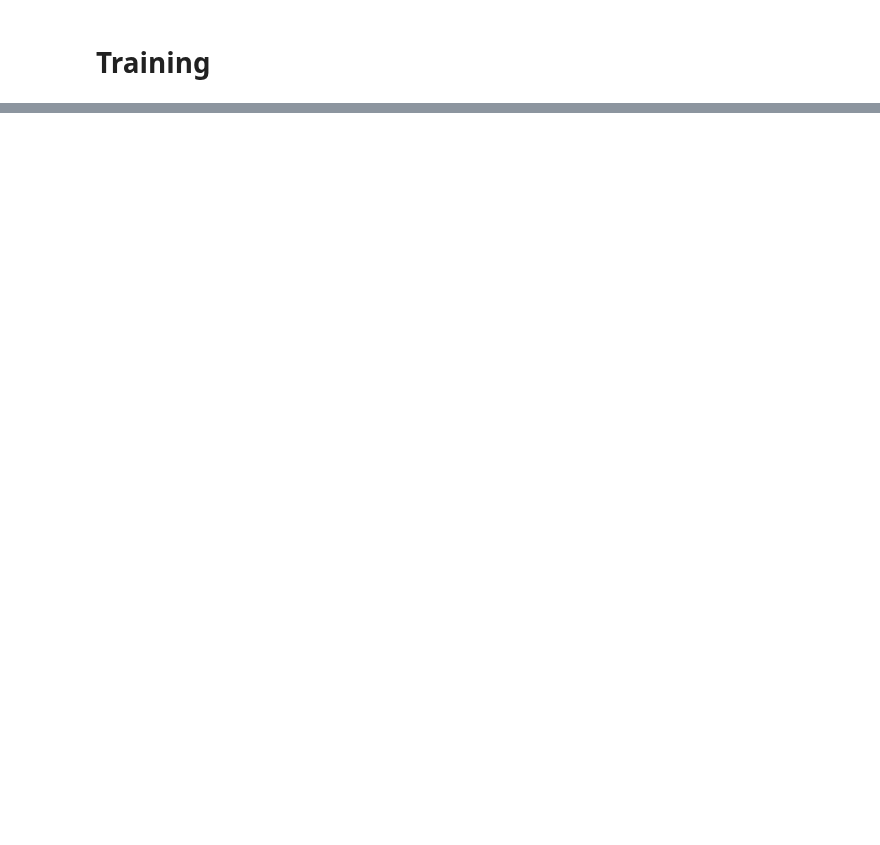
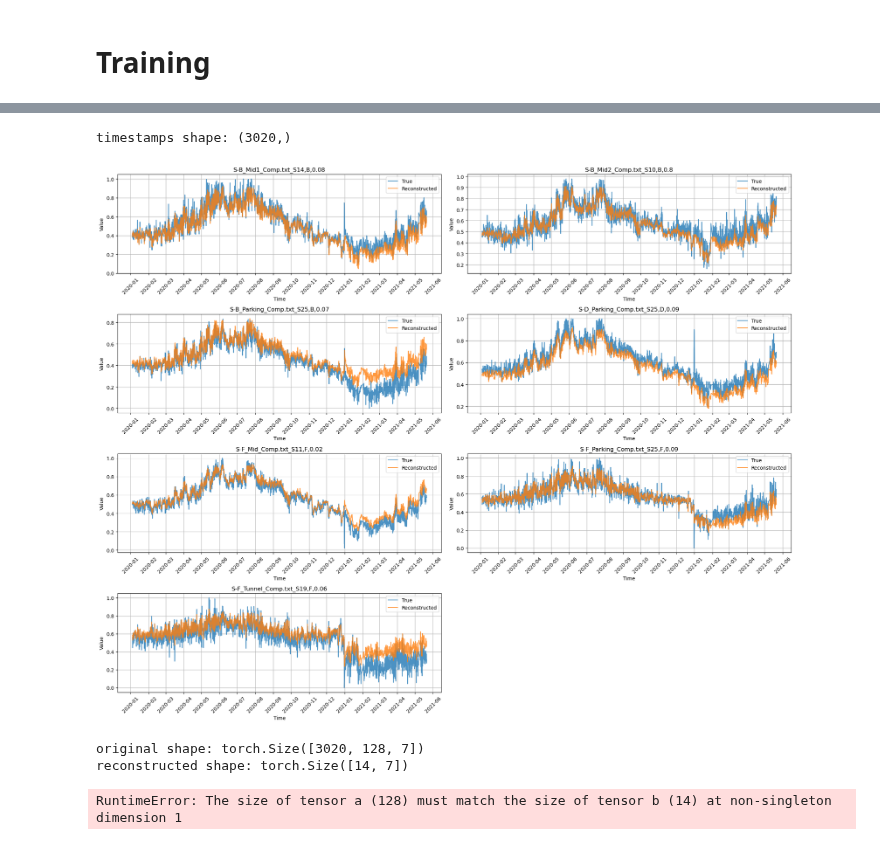
Before and after one commit to viktorkjellsson/Exjobb, a Jupyter notebook: notebooks/training.ipynb, the cells around one changed output, grey strips where cells are left out. Saved outputs shown, nothing was run; the diff lists cells and outputs as text; code cells hidden in the pictures; blank space fills up the shorter version.

```diff
--- a/notebooks/training.ipynb
+++ b/notebooks/training.ipynb
@@ -21,8 +23,9 @@ from src import utils
 # %%
-folder_path = EXTRACTED_DATA_DIR / 'g2s'
+folder_path = EXTRACTED_DATA_DIR / 'group2_south'
 data = dataset.StrainDataset(folder_path, sequence_length=128, start_idx=11112, test_size=0.2)
 train_loader = data.train_dataloader
 
+# Model parameters
 input_dim = data.feature_count
 hidden_dim=16
 num_layers=1
@@ -39,10 +50,10 @@ utils.plot_epochs_loss(num_epochs, losses)
 # %%
 N = len(data.test_data)
 
 feature_names = data.file_names
-# timestamps = data.timestamps
 timestamps = pd.DatetimeIndex(np.concatenate(data.timestamps_test))[:N]
-# timestamps = data.timestamps_test
-timestamps
 
 utils.plot_reconstruction(data.test_data, model, N, feature_names, timestamps)
+# %% [output]
+timestamps shape: (3020,)
+[figure, added]
@@ -51,3 +60,13 @@ print(data.test_data)
+# %%
+print(f"original shape: {data.test_data.shape}")
+print(f"reconstructed shape: {prediction.shape}")
+# %% [output]
+original shape: torch.Size([3020, 128, 7])
+reconstructed shape: torch.Size([14, 7])
+# %%
+utils.anomaly_score(data.test_data, prediction, timestamps, feature_names)
+# %% [output]
+RuntimeError: The size of tensor a (128) must match the size of tensor b (14) at non-singleton dimension 1
 # %%
 # import plotly.graph_objects as go
 # import torch
```
Also changed, not shown: parts of 4 cells of this notebook, 3 other files.
